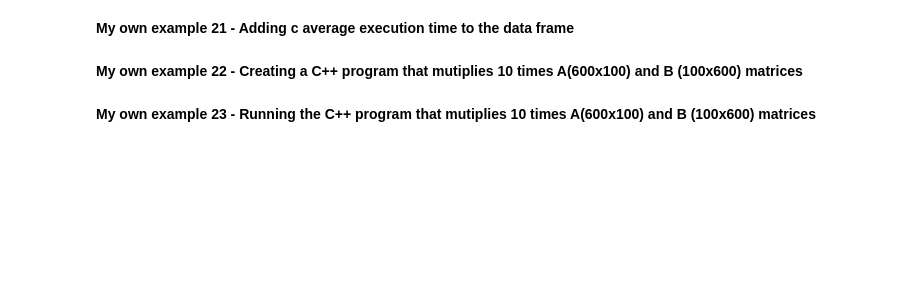
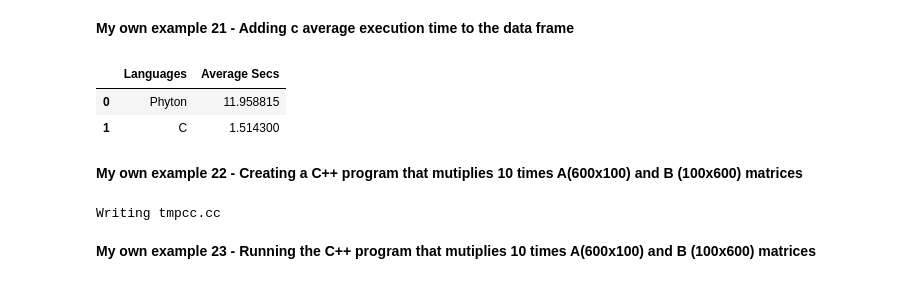
Before and after one commit to JuanXo375/AlgorithmsUN2023I, a Jupyter notebook: Lab2/Lab2.ipynb, the cells around one changed output. Drawn from its saved outputs; the diff is of its cells as text; code cells hidden in the pictures; blank space fills up the shorter version.

```diff
--- a/Lab2/Lab2.ipynb
+++ b/Lab2/Lab2.ipynb
@@ -511,6 +527,13 @@ int main(){
+# %%
+df
+# %% [output]
+|  | Languages | Average Secs |
+| 0 | Phyton | 11.958815 |
+| 1 | C | 1.514300 |
 # %% [markdown]
 **My own example 22 - Creating a C++ program that mutiplies 10 times A(600x100) and  B (100x600) matrices**
 # %%
+%%writefile tmpcc.cc
 #include <iostream>
 #include <chrono>
 
@@ -549,5 +572,29 @@ void test()
 
     return;
 }
+int main(){
+    float tiempos[10];
+
+    for(int i=0; i<10; i++){
+        auto start = high_resolution_clock::now();
+
+        test();
+
+        // Crear un punto de finalización para medir el tiempo
+        auto stop = high_resolution_clock::now();
+
+        // Calcular la duración en segundos como un valor double
+        auto duration = duration_cast<microseconds>(stop - start);
+        tiempos[i] = duration.count();
+    }
+
+    float prom=0;
+    for(int i=0; i<10; i++){
+        prom += tiempos[i];
+    }
+    cout << prom/10 << endl;
+}
+# %% [output]
+Writing tmpcc.cc
 # %% [markdown]
 **My own example 23 - Running the C++ program that mutiplies 10 times A(600x100) and  B (100x600) matrices**
```
Also changed, not shown: parts of 23 cells of this notebook.
